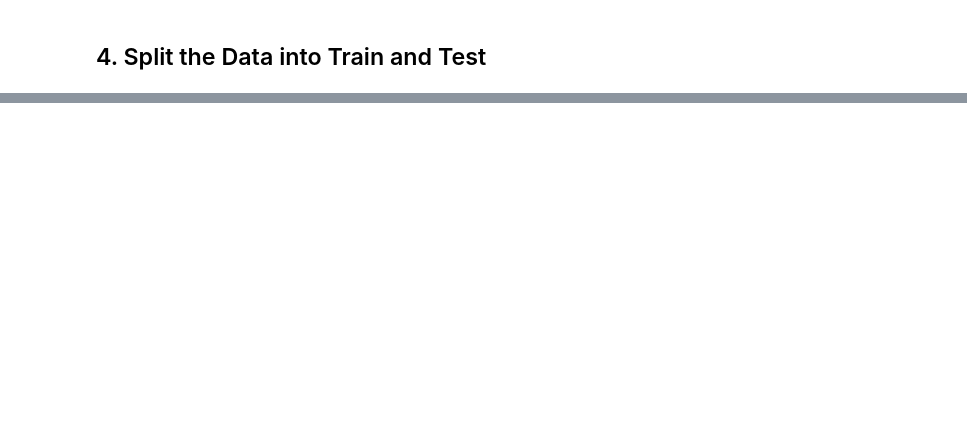
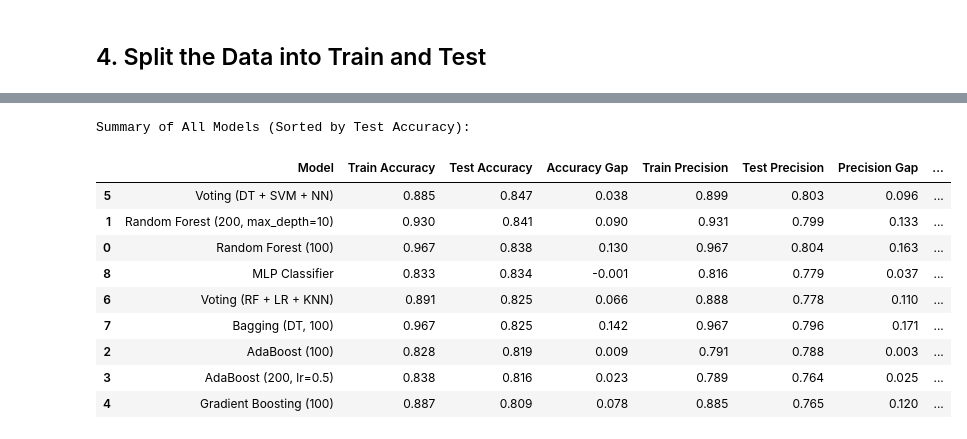
Before and after one commit to gjrich/ml-05, a Jupyter notebook: ensemble-gjrich.ipynb, the cells around one changed output, grey strips where cells are left out. Saved outputs shown, nothing was run; the diff lists cells and outputs as text; code cells hidden in the pictures; blank space fills up the shorter version.

```diff
--- a/ensemble-gjrich.ipynb
+++ b/ensemble-gjrich.ipynb
@@ -489,0 +801,36 @@ I investigated other variables to see
+# %%
+# Initialize results list
+results = []
+
+# 1. Random Forest
+evaluate_model(
+    "Random Forest (100)",
+    RandomForestClassifier(n_estimators=100, random_state=state_setter),
+    X_train,
+    y_train,
+    X_test,
+    y_test,
+    results
+)
+
+# 2. Random Forest (200, max depth=10)
+evaluate_model(
+    "Random Forest (200, max_depth=10)",
+    RandomForestClassifier(n_estimators=200, max_depth=10, random_state=state_setter),
+    X_train,
+    y_train,
+    X_test,
+    y_test,
+    results
+)
+
+# 3. AdaBoost
+evaluate_model(
+    "AdaBoost (100)",
+    AdaBoostClassifier(n_estimators=100, random_state=state_setter),
+    X_train,
+    y_train,
+    X_test,
+    y_test,
+    results
+)
@@ -489,0 +987,18 @@ I investigated other variables to see
+# %%
+# Convert results to DataFrame and sort by test accuracy
+results_df = pd.DataFrame(results)
+results_df = results_df.sort_values("Test Accuracy", ascending=False)
+print("\nSummary of All Models (Sorted by Test Accuracy):")
+display(results_df)
+# %% [output]
+Summary of All Models (Sorted by Test Accuracy):
+|  | Model | Train Accuracy | Test Accuracy | Accuracy Gap | Train Precision | Test Precision | Precision Gap | ... |
+| 5 | Voting (DT + SVM + NN) | 0.885 | 0.847 | 0.038 | 0.899 | 0.803 | 0.096 | ... |
+| 1 | Random Forest (200, max_depth=10) | 0.930 | 0.841 | 0.090 | 0.931 | 0.799 | 0.133 | ... |
+| 0 | Random Forest (100) | 0.967 | 0.838 | 0.130 | 0.967 | 0.804 | 0.163 | ... |
+| 8 | MLP Classifier | 0.833 | 0.834 | -0.001 | 0.816 | 0.779 | 0.037 | ... |
+| 6 | Voting (RF + LR + KNN) | 0.891 | 0.825 | 0.066 | 0.888 | 0.778 | 0.110 | ... |
+| 7 | Bagging (DT, 100) | 0.967 | 0.825 | 0.142 | 0.967 | 0.796 | 0.171 | ... |
+| 2 | AdaBoost (100) | 0.828 | 0.819 | 0.009 | 0.791 | 0.788 | 0.003 | ... |
+| 3 | AdaBoost (200, lr=0.5) | 0.838 | 0.816 | 0.023 | 0.789 | 0.764 | 0.025 | ... |
+| 4 | Gradient Boosting (100) | 0.887 | 0.809 | 0.078 | 0.885 | 0.765 | 0.120 | ... |
```
Also changed, not shown: parts of 46 cells of this notebook, 1 other file.
